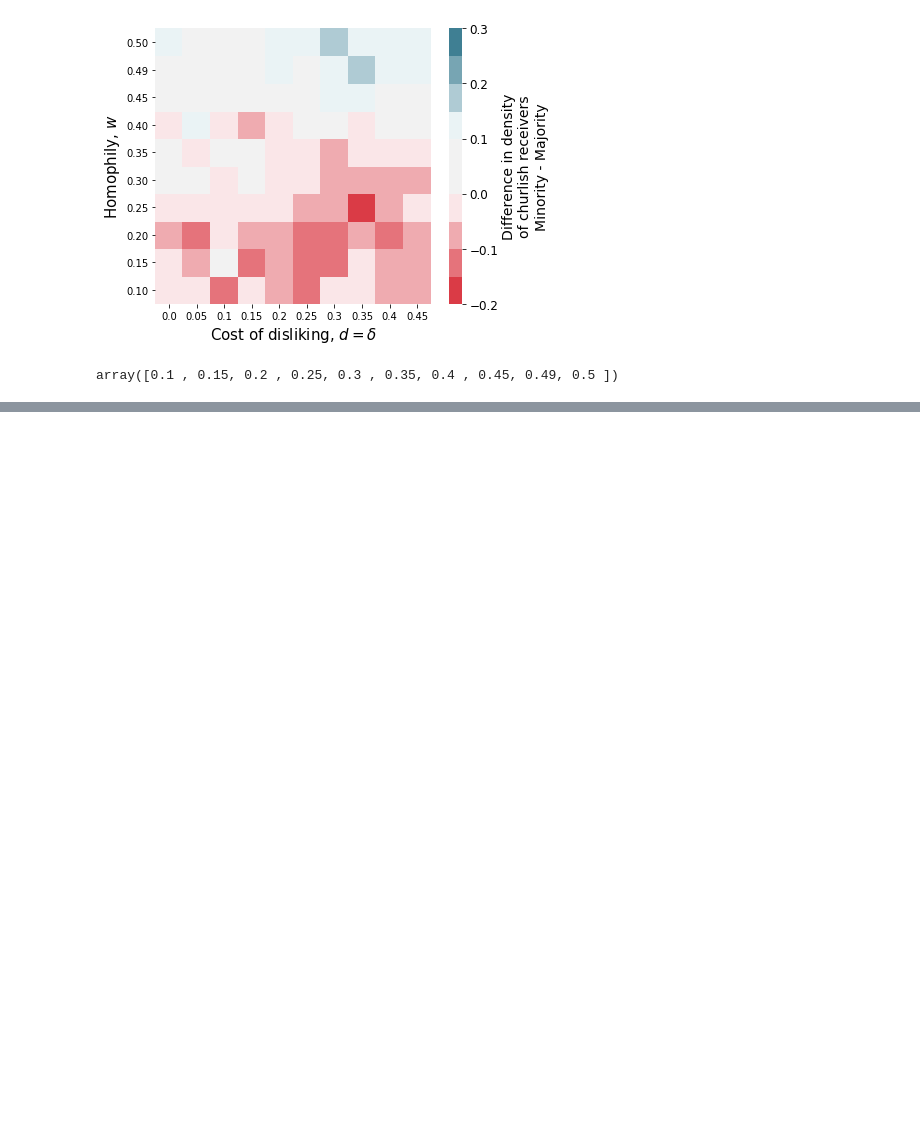
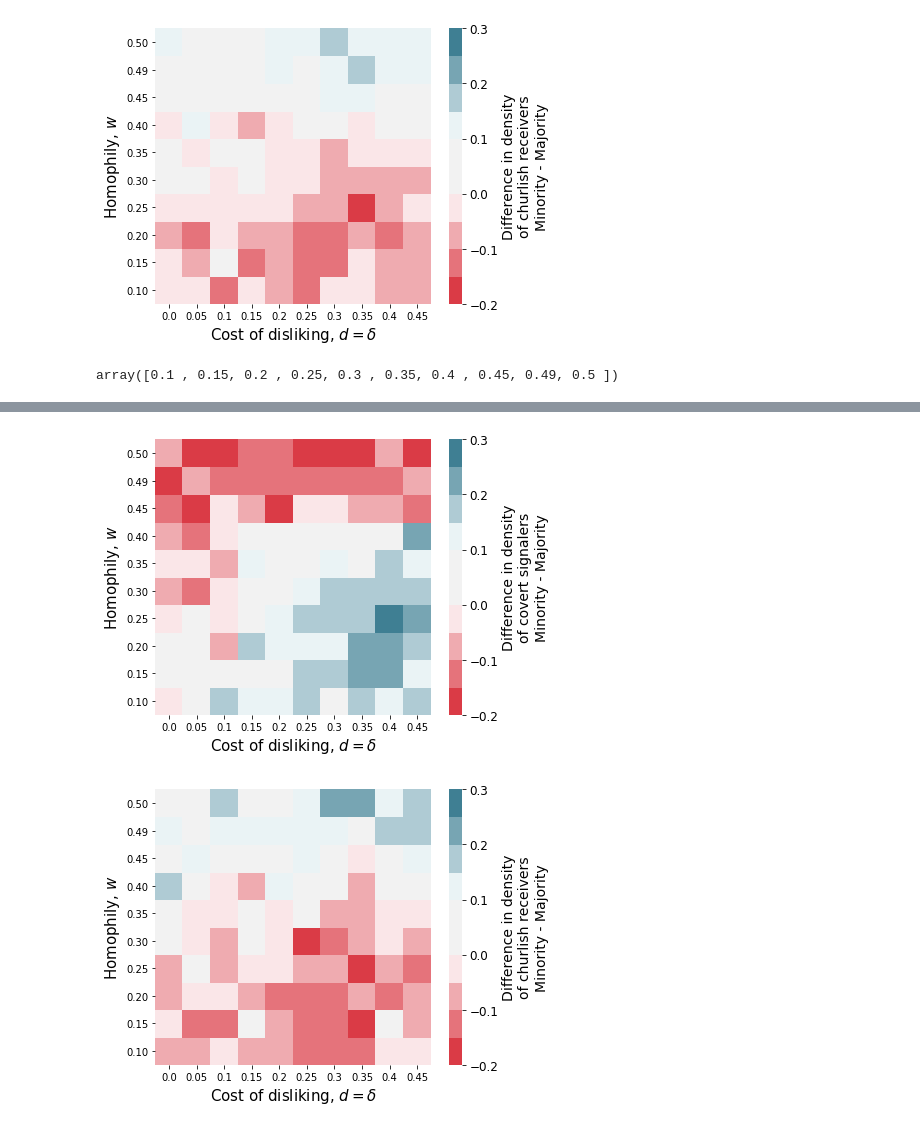
Before and after one commit to mt-digital/identity-signaling, a Jupyter notebook: Minorities.ipynb, the cells around one changed output, grey strips where cells are left out. Saved outputs shown, nothing was run; the diff lists cells and outputs as text; code cells hidden in the pictures; blank space fills up the shorter version.

```diff
--- a/Minorities.ipynb
+++ b/Minorities.ipynb
@@ -124,0 +174,9 @@ array([0.1 , 0.15, 0.2 , 0.25, 0.3 , 0.35, 0.4 , 0.45, 0.49, 0.5 ])
+# %%
+minority_diff_heatmap(df, vmin=-0.2, vmax=0.3,
+                      savefig_path='reports/Figures/covert_signalers_diff_005.pdf')
+
+minority_diff_heatmap(df, strategy='receiving', vmin=-0.2, vmax=0.3,
+                      savefig_path='reports/Figures/churlish_receivers_diff_005.pdf')
+# %% [output]
+[figure, added]
+[figure, added]
```
Also changed, not shown: parts of 4 cells of this notebook, 1 other file.
